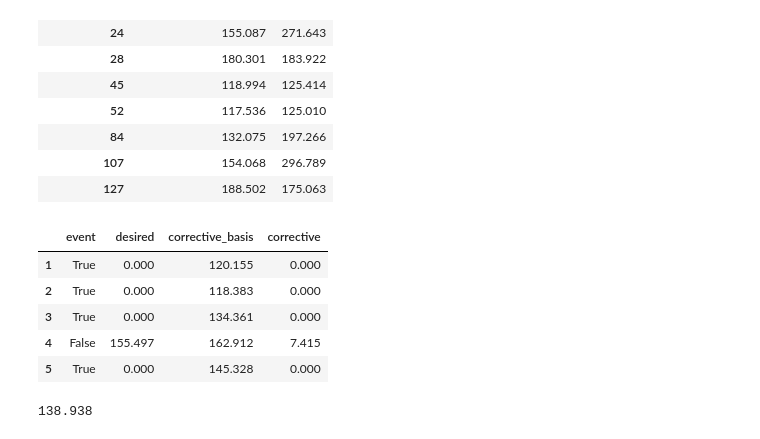
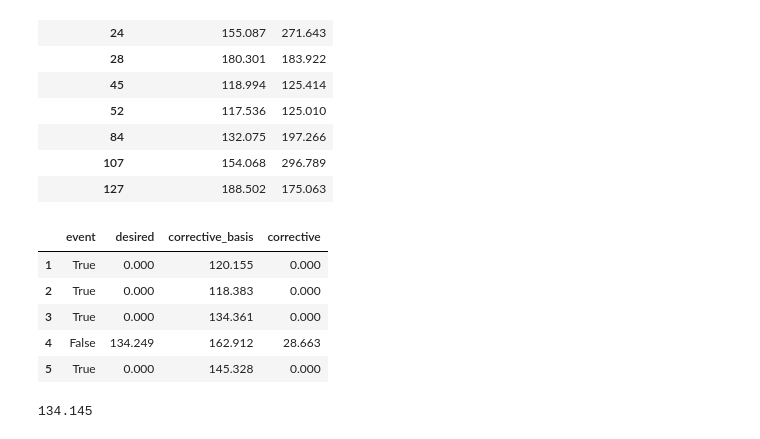
Before and after one commit to f1datajunkie/WEC, a Jupyter notebook: notebooks/Race Events.ipynb, the cells around one changed output. Drawn from its saved outputs; the diff is of its cells as text; code cells hidden in the pictures.

```diff
--- a/notebooks/Race Events.ipynb
+++ b/notebooks/Race Events.ipynb
@@ -497,31 +497,31 @@ NEUTRALISED_LAP_DATA
 # %%
 colours_df['desired'] = 0
 
 #Use a desired of 0 for typical laps, desired time (or NA) for atypical laps
 colours_df.loc[colours_df.index.isin(NEUTRALISED_LAPS), 'desired'] = NEUTRALISED_LAP_DATA['NEUTRAL_LAP_TIME_S']
 #Then fill the desired time down
 colours_df['desired'].fillna(method='ffill', inplace=True)
 
 ##?? maybe we should just set the target time to the mean of the winner on just the typical laps?
-winners_mean_typical = laptimes[laptimes['NUMBER']==winner]['LAP_TIME_S'].mean().round(decimals=3)
+winners_mean_typical = laptimes[(laptimes['NUMBER']==winner) & ~(laptimes['LEAD_LAP_NUMBER'].isin(NEUTRALISED_LAPS))]['LAP_TIME_S'].mean().round(decimals=3)
 colours_df['desired'] = 0
 colours_df.loc[colours_df.index.isin(NEUTRALISED_LAPS), 'desired'] = winners_mean_typical
 colours_df['desired'].fillna(method='ffill', inplace=True)
 
 
 #The corrective basis is then the lap time of the lead lap leader
 colours_df['corrective_basis'] = laptimes[laptimes['POS']==1].set_index('LEAD_LAP_NUMBER')['LAP_TIME_S']
 
 colours_df['corrective'] = 0
 colours_df.loc[colours_df.index.isin(NEUTRALISED_LAPS), 'corrective'] = colours_df['corrective_basis'] - colours_df['desired']
 
 colours_df.head()
 # %% [output]
 |  | event | desired | corrective_basis | corrective |
 | 1 | True | 0.000 | 120.155 | 0.000 |
 | 2 | True | 0.000 | 118.383 | 0.000 |
 | 3 | True | 0.000 | 134.361 | 0.000 |
-| 4 | False | 155.497 | 162.912 | 7.415 |
+| 4 | False | 134.249 | 162.912 | 28.663 |
 | 5 | True | 0.000 | 145.328 | 0.000 |
 # %%
 #We now need to apply the lap based correctives to each lap in the laptimes dataset
@@ -534,7 +534,7 @@ laptimes['ELAPSED_NEUTRALISED_LAP_TIME_S'] = laptimes.groupby('NUMBER')['NEUTRAL
 neutralised_winner_mean_laptime_s = laptimes[laptimes['NUMBER']==winner]['NEUTRALISED_LAP_TIME_S'].mean().round(decimals=3)
 neutralised_winner_mean_laptime_s
 # %% [output]
-138.938
+134.145
 # %%
 #Calculate the "neutralised race history" laptimes
 laptimes['NEUTRALISED_RACE_HISTORY_LAP_TIME_S'] = (neutralised_winner_mean_laptime_s * laptimes['LEAD_LAP_NUMBER']) - laptimes['ELAPSED_NEUTRALISED_LAP_TIME_S']
```
Also changed, not shown: parts of 1 cell of this notebook, 1 other file.
